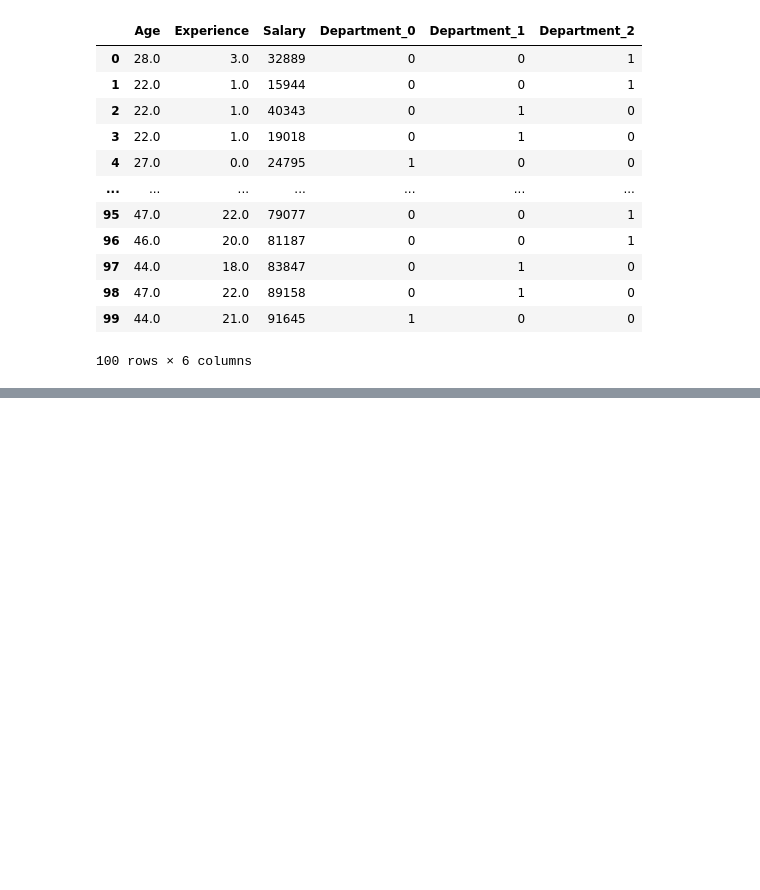
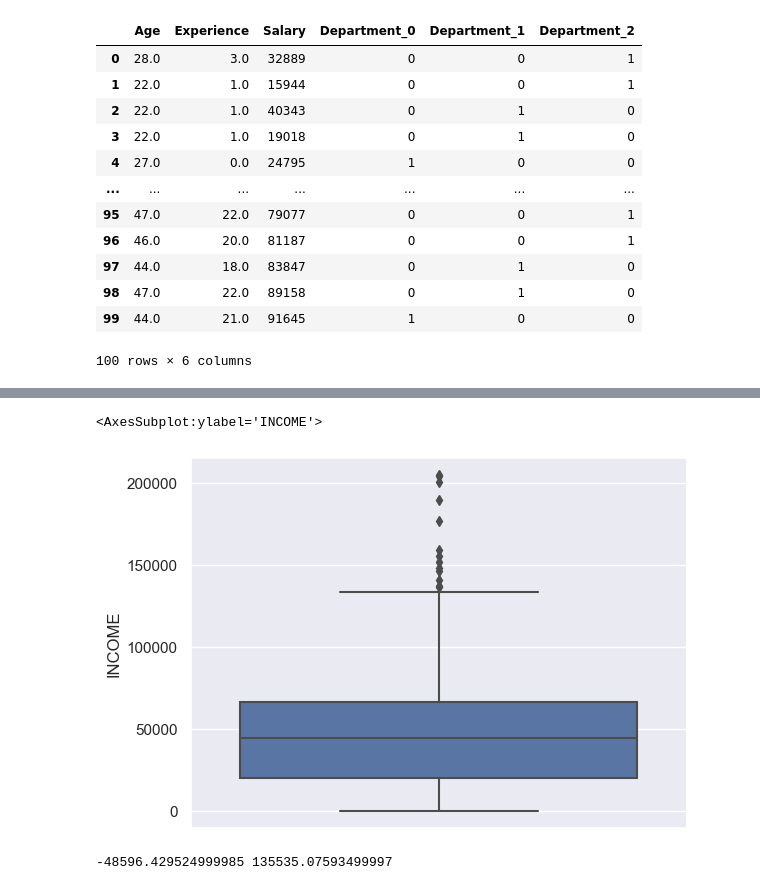
Before and after one commit to ardranijesh/Data-science-study, a Jupyter notebook: ML/Machine Learning.ipynb, the cells around one changed output, grey strips where cells are left out. Drawn from its saved outputs; the diff is of its cells as text; code cells hidden in the pictures; blank space fills up the shorter version.

```diff
--- a/ML/Machine Learning.ipynb
+++ b/ML/Machine Learning.ipynb
@@ -270,0 +324,3 @@ df_1 = df_1.drop(['Department_1'], axis=1)
+# %%
+cars= pd.read_excel("EDA Cars.xlsx")
+cars.head()
@@ -270,0 +351,5 @@ df_1 = df_1.drop(['Department_1'], axis=1)
+# %%
+sns.boxplot(y= 'INCOME', data= cars)
+# %% [output]
+<AxesSubplot:ylabel='INCOME'>
+[figure, added]
@@ -270,0 +369,4 @@ df_1 = df_1.drop(['Department_1'], axis=1)
+# %%
+print(lr_income, up_income)
+# %% [output]
+-48596.429524999985 135535.07593499997
```
Also changed, not shown: parts of 12 cells of this notebook.
